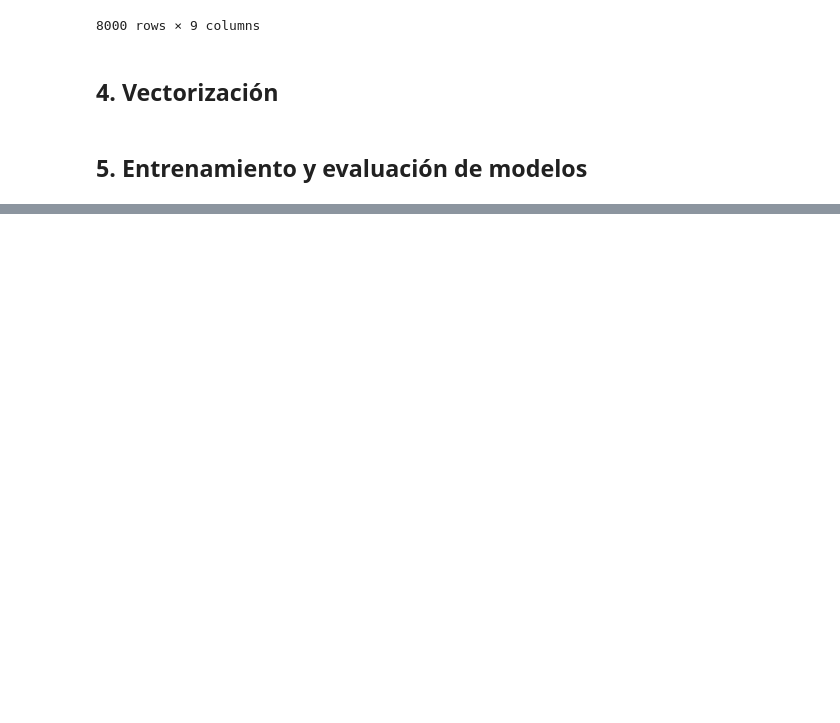
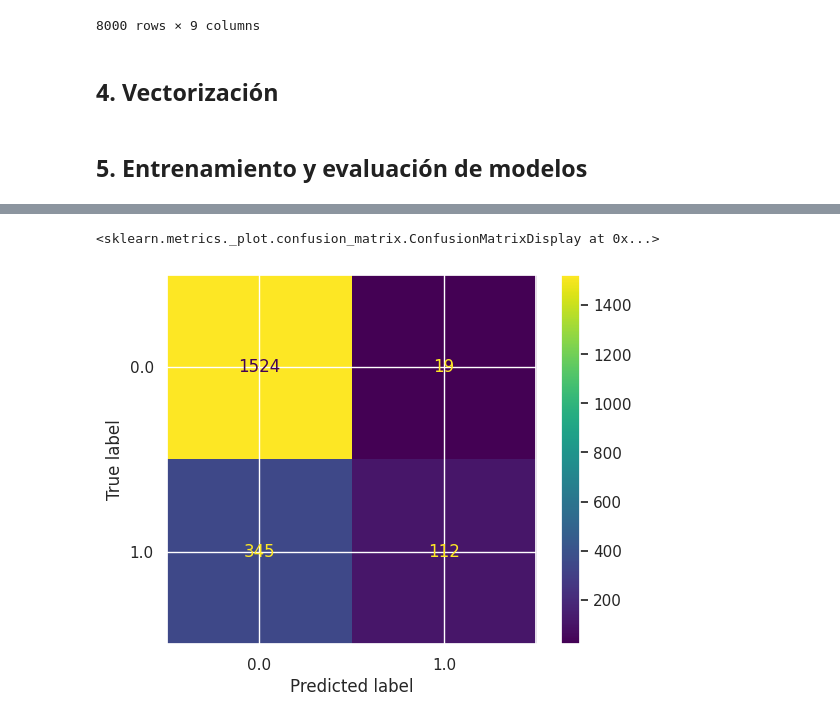
Before and after one commit to Adrian-AP/TextMining, a Jupyter notebook: Asenjo_Perez_Adrian_EjercicioTM.ipynb, the cells around one changed output, grey strips where cells are left out. Drawn from its saved outputs; the diff is of its cells as text; code cells hidden in the pictures; blank space fills up the shorter version.

```diff
--- a/Asenjo_Perez_Adrian_EjercicioTM.ipynb
+++ b/Asenjo_Perez_Adrian_EjercicioTM.ipynb
@@ -415,3 +429,15 @@ vectorizador = TfidfVectorizer(lowercase = False, stop_words =None,
 vector_data = vectorizador.fit_transform(procesado["clean_text"])
 # %% [markdown]
 ## 5. Entrenamiento y evaluación de modelos
+# %%
+# Incluir en el DF sólo las feautures a modelar
+
+df_procesado = procesado[['tweet_id','set','urls_calc','mentions_calc','largo_tweet','clean_text','label']]
+
+y = datos_ejercicio['label'].values.astype(np.float32)
+# %%
+# Separación el Training y test de manera manual, ya que el dataset viene separado.
+
+X_train, X_test, y_train, y_test = train_test_split(vector_data, y , random_state=0)
+
+print(X_train.shape, X_test.shape)
@@ -417,0 +515,5 @@ vector_data = vectorizador.fit_transform(procesado["clean_text"])
+# %%
+# Modelo definitivo
+
+model=LogisticRegression(C= 1.0, penalty = 'l2', solver= 'newton-cg')
+model.fit(X_train,y_train)
@@ -417,0 +542,7 @@ vector_data = vectorizador.fit_transform(procesado["clean_text"])
+# %%
+# Gráfico de la matriz de confusión
+
+ConfusionMatrixDisplay.from_estimator(model, X_test, y_test, normalize = None)
+# %% [output]
+<sklearn.metrics._plot.confusion_matrix.ConfusionMatrixDisplay at 0x...>
+[figure, added]
```
Also changed, not shown: parts of 10 cells of this notebook.
